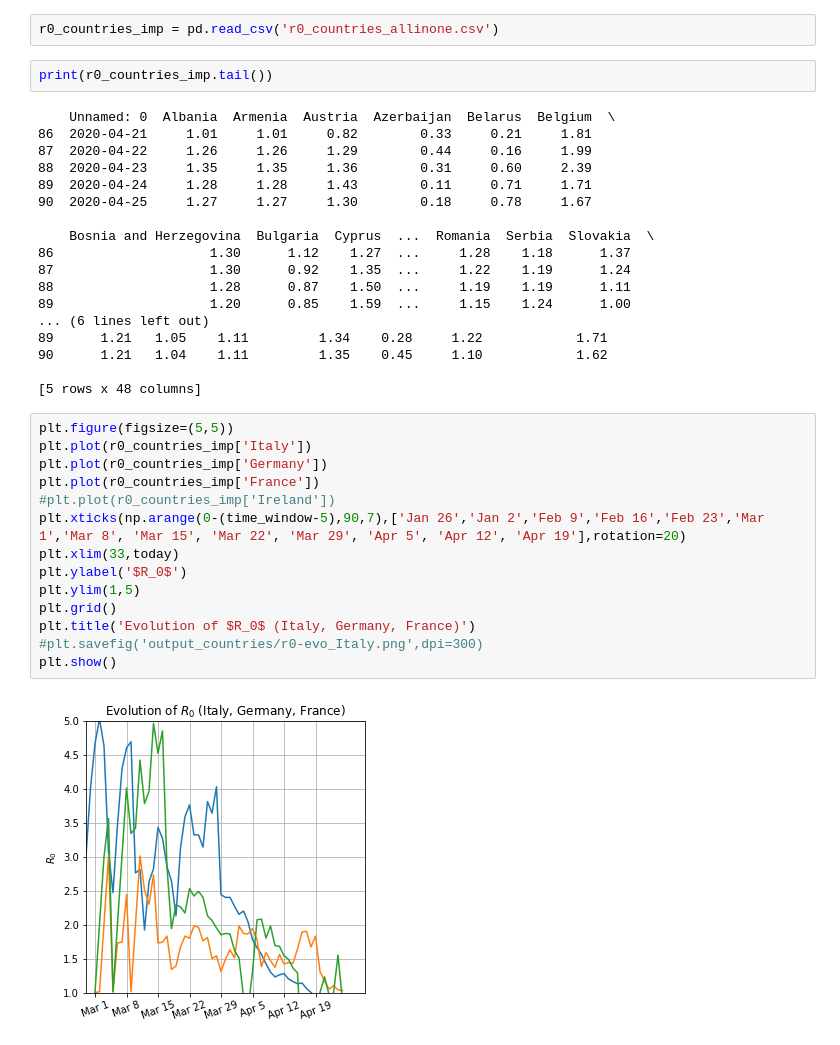
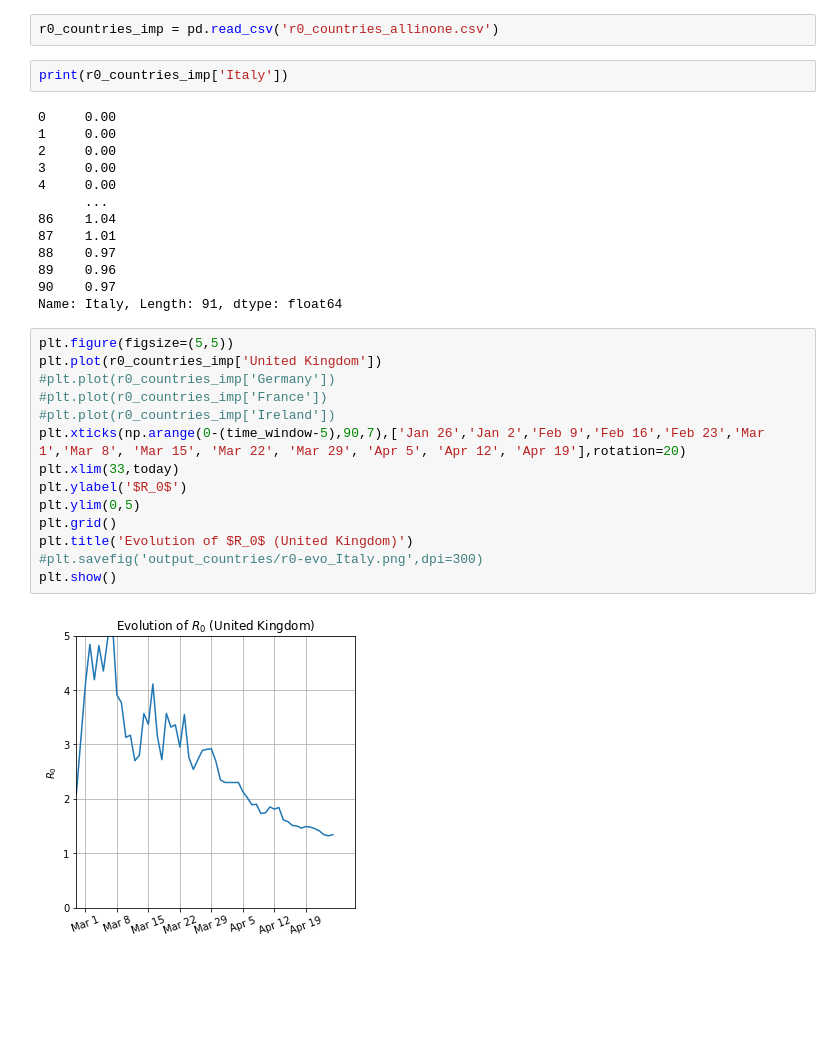
Before and after one commit to vincnardelli/covid19-italia, a Jupyter notebook: internazionale/R0_estimator_countries_allinone.py.ipynb, the cells around one changed output. Saved outputs shown, nothing was run; the diff lists cells and outputs as text; blank space fills up the shorter version.

```diff
--- a/internazionale/R0_estimator_countries_allinone.py.ipynb
+++ b/internazionale/R0_estimator_countries_allinone.py.ipynb
@@ -609,38 +613,33 @@ r0_countries.to_csv('r0_countries_allinone.csv',index=True)
 # %%
 r0_countries_imp = pd.read_csv('r0_countries_allinone.csv')
 # %%
-print(r0_countries_imp.tail())
+print(r0_countries_imp['Italy'])
 # %% [output]
-    Unnamed: 0  Albania  Armenia  Austria  Azerbaijan  Belarus  Belgium  \
-86  2020-04-21     1.01     1.01     0.82        0.33     0.21     1.81
-87  2020-04-22     1.26     1.26     1.29        0.44     0.16     1.99
-88  2020-04-23     1.35     1.35     1.36        0.31     0.60     2.39
-89  2020-04-24     1.28     1.28     1.43        0.11     0.71     1.71
-90  2020-04-25     1.27     1.27     1.30        0.18     0.78     1.67
-
-    Bosnia and Herzegovina  Bulgaria  Cyprus  ...  Romania  Serbia  Slovakia  \
-86                    1.30      1.12    1.27  ...     1.28    1.18      1.37
-87                    1.30      0.92    1.35  ...     1.22    1.19      1.24
-88                    1.28      0.87    1.50  ...     1.19    1.19      1.11
-89                    1.20      0.85    1.59  ...     1.15    1.24      1.00
-... (6 lines left out)
-89      1.21   1.05    1.11         1.34    0.28     1.22            1.71
-90      1.21   1.04    1.11         1.35    0.45     1.10            1.62
-
-[5 rows x 48 columns]
+0     0.00
+1     0.00
+2     0.00
+3     0.00
+4     0.00
+      ...
+86    1.04
+87    1.01
+88    0.97
+89    0.96
+90    0.97
+Name: Italy, Length: 91, dtype: float64
 # %%
 plt.figure(figsize=(5,5))
-plt.plot(r0_countries_imp['Italy'])
-plt.plot(r0_countries_imp['Germany'])
-plt.plot(r0_countries_imp['France'])
+plt.plot(r0_countries_imp['United Kingdom'])
+#plt.plot(r0_countries_imp['Germany'])
+#plt.plot(r0_countries_imp['France'])
 #plt.plot(r0_countries_imp['Ireland'])
 plt.xticks(np.arange(0-(time_window-5),90,7),['Jan 26','Jan 2','Feb 9','Feb 16','Feb 23','Mar 1','Mar 8', 'Mar 15', 'Mar 22', 'Mar 29', 'Apr 5', 'Apr 12', 'Apr 19'],rotation=20)
 plt.xlim(33,today)
 plt.ylabel('$R_0$')
-plt.ylim(1,5)
+plt.ylim(0,5)
 plt.grid()
-plt.title('Evolution of $R_0$ (Italy, Germany, France)')
+plt.title('Evolution of $R_0$ (United Kingdom)')
 #plt.savefig('output_countries/r0-evo_Italy.png',dpi=300)
 plt.show()
 # %% [output]
-[figure, old version]
+[figure, new version]
```
Also changed, not shown: parts of 11 cells of this notebook, 1 other file.
